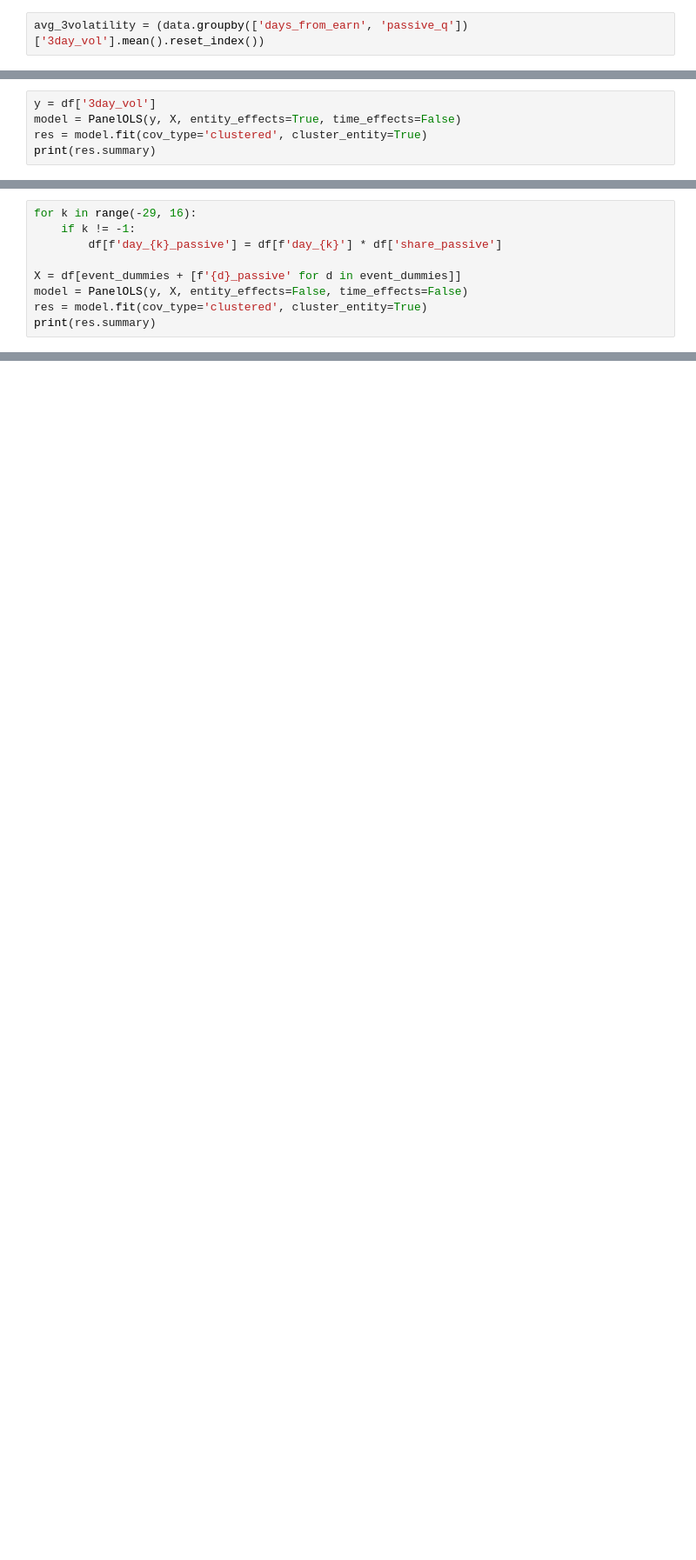
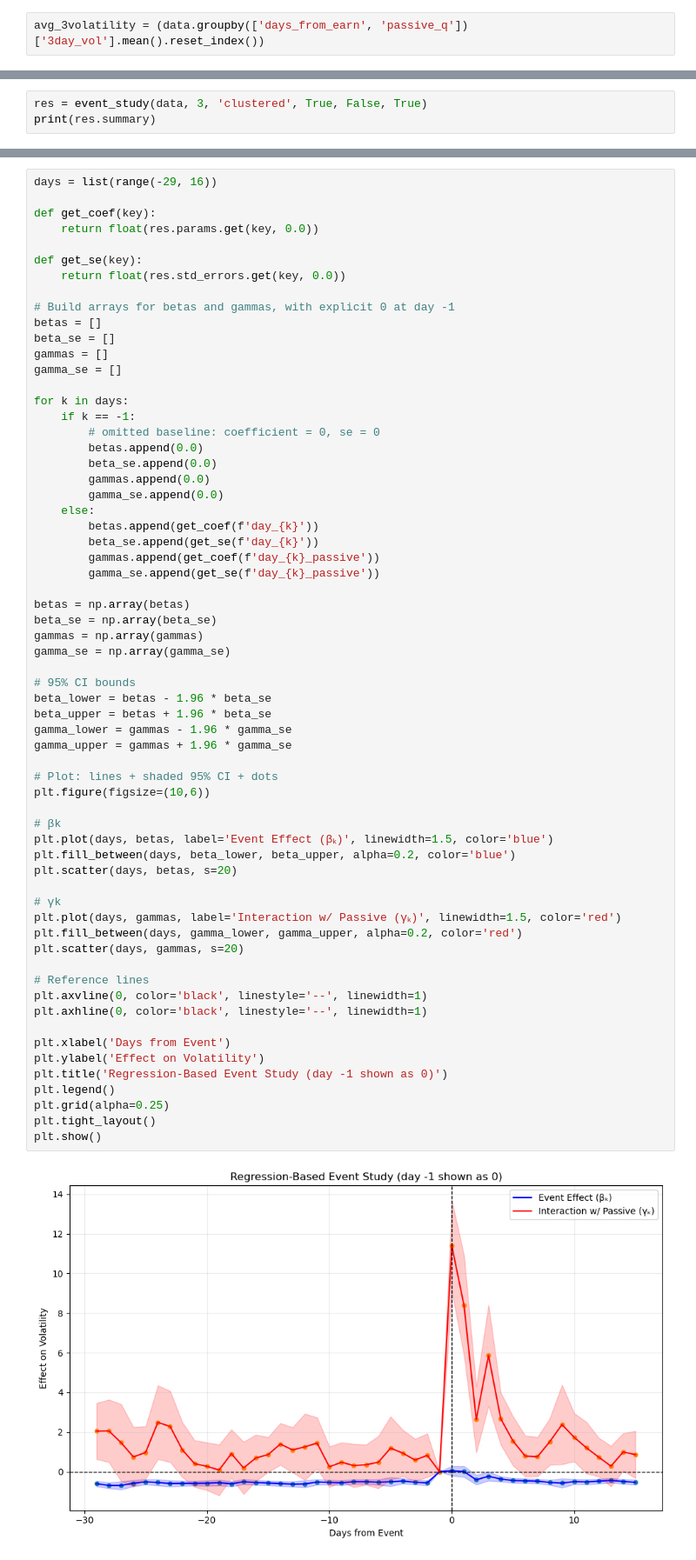
Before and after one commit to uddhavkalra/Stocks-Responsiveness, a Jupyter notebook: analysis.ipynb, the cells around one changed output, grey strips where cells are left out. Shown at 87% size. Saved outputs shown, nothing was run; the diff lists cells and outputs as text; blank space fills up the shorter version.

```diff
--- a/analysis.ipynb
+++ b/analysis.ipynb
@@ -173,5 +49,0 @@ plt.show()
-# %%
-y = df['3day_vol']
-model = PanelOLS(y, X, entity_effects=True, time_effects=False)
-res = model.fit(cov_type='clustered', cluster_entity=True)
-print(res.summary)
@@ -237,9 +49,0 @@ plt.show()
-# %%
-for k in range(-29, 16):
-    if k != -1:
-        df[f'day_{k}_passive'] = df[f'day_{k}'] * df['share_passive']
-
-X = df[event_dummies + [f'{d}_passive' for d in event_dummies]]
-model = PanelOLS(y, X, entity_effects=False, time_effects=False)
-res = model.fit(cov_type='clustered', cluster_entity=True)
-print(res.summary)
@@ -279,0 +131,3 @@ plt.show()
+# %%
+res = event_study(data, 3, 'clustered', True, False, True)
+print(res.summary)
@@ -279,0 +152,65 @@ plt.show()
+# %%
+days = list(range(-29, 16))
+
+def get_coef(key):
+    return float(res.params.get(key, 0.0))
+
+def get_se(key):
+    return float(res.std_errors.get(key, 0.0))
+
+# Build arrays for betas and gammas, with explicit 0 at day -1
+betas = []
+beta_se = []
+gammas = []
+gamma_se = []
+
+for k in days:
+    if k == -1:
+        # omitted baseline: coefficient = 0, se = 0
+        betas.append(0.0)
+        beta_se.append(0.0)
+        gammas.append(0.0)
+        gamma_se.append(0.0)
+    else:
+        betas.append(get_coef(f'day_{k}'))
+        beta_se.append(get_se(f'day_{k}'))
+        gammas.append(get_coef(f'day_{k}_passive'))
+        gamma_se.append(get_se(f'day_{k}_passive'))
+
+betas = np.array(betas)
+beta_se = np.array(beta_se)
+gammas = np.array(gammas)
+gamma_se = np.array(gamma_se)
+
+# 95% CI bounds
+beta_lower = betas - 1.96 * beta_se
+beta_upper = betas + 1.96 * beta_se
+gamma_lower = gammas - 1.96 * gamma_se
+gamma_upper = gammas + 1.96 * gamma_se
+
+# Plot: lines + shaded 95% CI + dots
+plt.figure(figsize=(10,6))
+
+# βk
+plt.plot(days, betas, label='Event Effect (βₖ)', linewidth=1.5, color='blue')
+plt.fill_between(days, beta_lower, beta_upper, alpha=0.2, color='blue')
+plt.scatter(days, betas, s=20)
+
+# γk
+plt.plot(days, gammas, label='Interaction w/ Passive (γₖ)', linewidth=1.5, color='red')
+plt.fill_between(days, gamma_lower, gamma_upper, alpha=0.2, color='red')
+plt.scatter(days, gammas, s=20)
+
+# Reference lines
+plt.axvline(0, color='black', linestyle='--', linewidth=1)
+plt.axhline(0, color='black', linestyle='--', linewidth=1)
+
+plt.xlabel('Days from Event')
+plt.ylabel('Effect on Volatility')
+plt.title('Regression-Based Event Study (day -1 shown as 0)')
+plt.legend()
+plt.grid(alpha=0.25)
+plt.tight_layout()
+plt.show()
+# %% [output]
+[figure, added]
```
Also changed, not shown: parts of 36 cells of this notebook, 3 other files.
